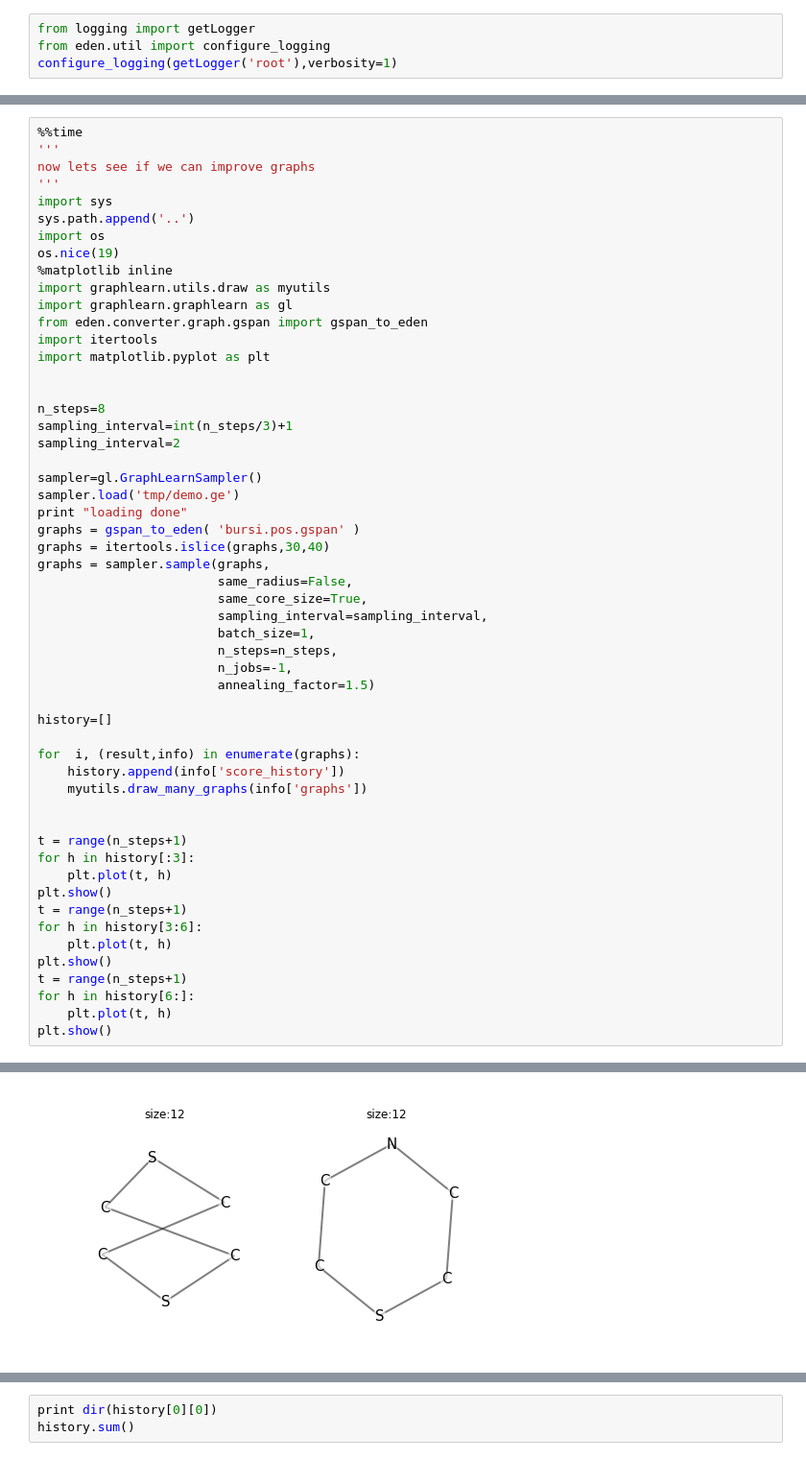
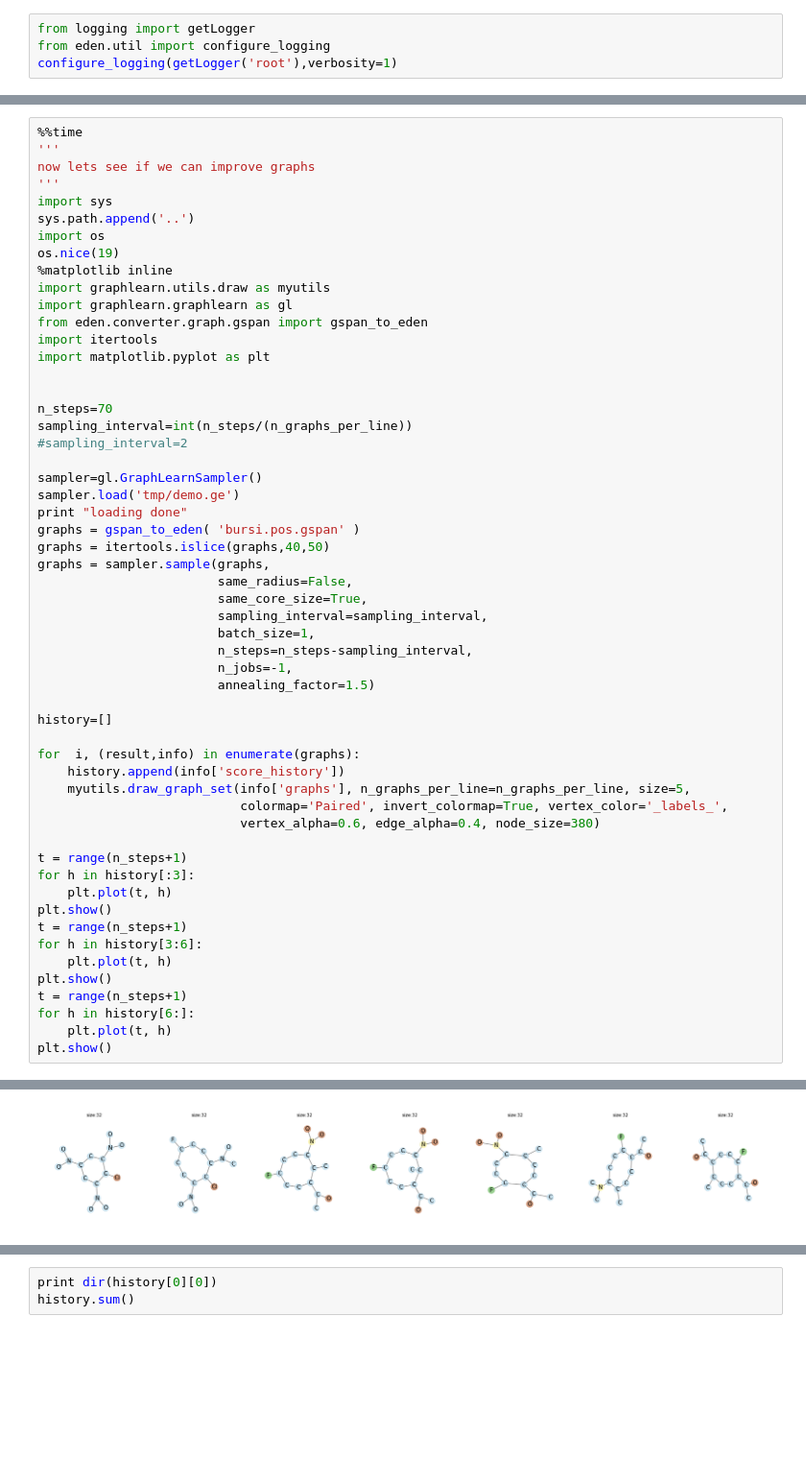
Before and after one commit to fabriziocosta/GraphLearn, a Jupyter notebook: example/Example.ipynb, the cells around one changed output, grey strips where cells are left out. Shown at 96% size. Cells and saved outputs as stored; diff of their text form; blank space fills up the shorter version.

```diff
--- a/example/Example.ipynb
+++ b/example/Example.ipynb
@@ -140,43 +149,44 @@ import itertools
 import matplotlib.pyplot as plt
 
 
-n_steps=8
-sampling_interval=int(n_steps/3)+1
-sampling_interval=2
+n_steps=70
+sampling_interval=int(n_steps/(n_graphs_per_line))
+#sampling_interval=2
 
 sampler=gl.GraphLearnSampler()
 sampler.load('tmp/demo.ge')
 print "loading done"
 graphs = gspan_to_eden( 'bursi.pos.gspan' )
-graphs = itertools.islice(graphs,30,40)
+graphs = itertools.islice(graphs,40,50)
 graphs = sampler.sample(graphs,
                         same_radius=False,
                         same_core_size=True,
                         sampling_interval=sampling_interval,
                         batch_size=1,
-                        n_steps=n_steps,
+                        n_steps=n_steps-sampling_interval,
                         n_jobs=-1,
                         annealing_factor=1.5)
 
 history=[]
 
 for  i, (result,info) in enumerate(graphs):
     history.append(info['score_history'])
-    myutils.draw_many_graphs(info['graphs'])
-
+    myutils.draw_graph_set(info['graphs'], n_graphs_per_line=n_graphs_per_line, size=5,
+                           colormap='Paired', invert_colormap=True, vertex_color='_labels_',
+                           vertex_alpha=0.6, edge_alpha=0.4, node_size=380)
 
 t = range(n_steps+1)
 for h in history[:3]:
     plt.plot(t, h)
 plt.show()
 t = range(n_steps+1)
 for h in history[3:6]:
     plt.plot(t, h)
 plt.show()
 t = range(n_steps+1)
 for h in history[6:]:
     plt.plot(t, h)
 plt.show()
 # %% [output]
 loading done
-[figure, old version]
+[figure, new version]
```
Also changed, not shown: parts of 9 cells of this notebook, 6 other files.
